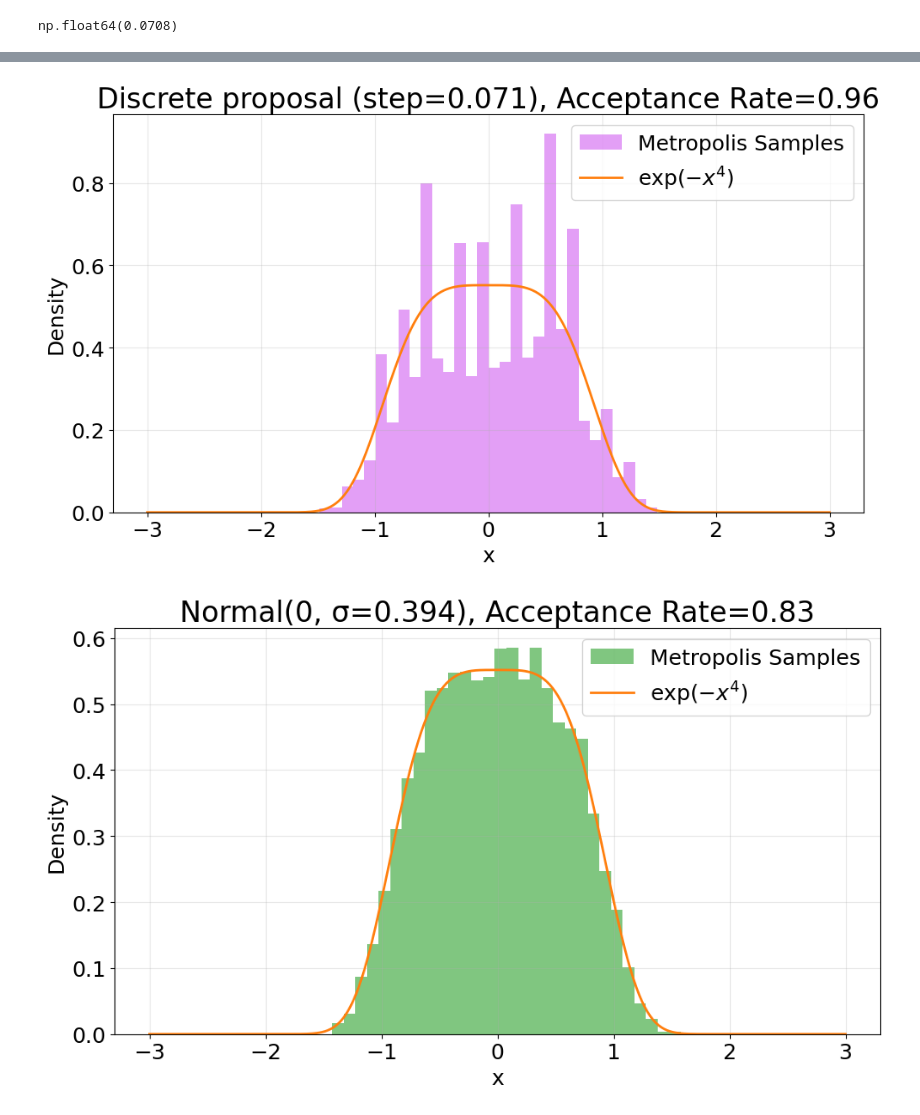
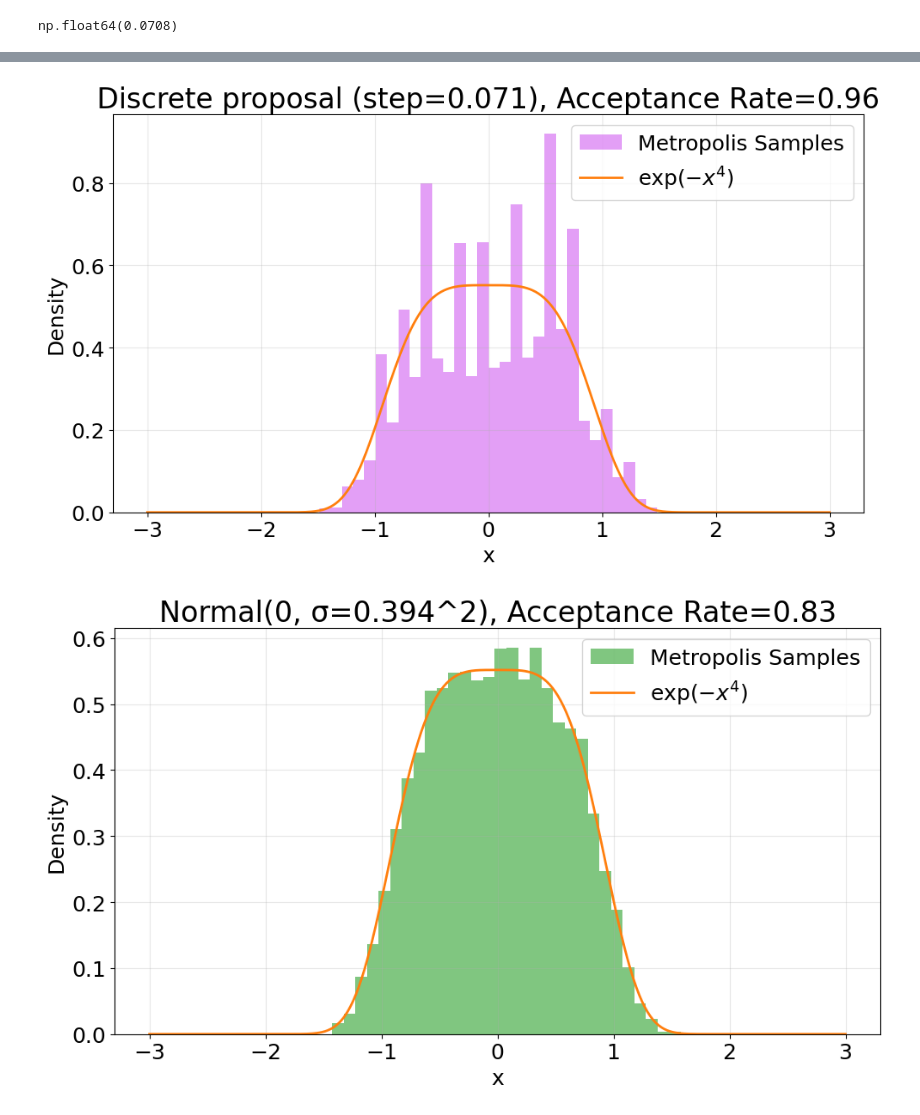
Before and after one commit to wakeupat4am/MATH4010--Advanced-Prob-Stat----Final-Project, a Jupyter notebook: Problem & Visualization/Problem 2/Problem_2.ipynb, the cells around one changed output, grey strips where cells are left out. Drawn from its saved outputs; the diff is of its cells as text; code cells hidden in the pictures.

```diff
--- a/Problem & Visualization/Problem 2/Problem_2.ipynb
+++ b/Problem & Visualization/Problem 2/Problem_2.ipynb
@@ -1426,35 +1426,35 @@ for proposal in proposals:
              label="Metropolis Samples")
 
     plt.plot(x_vals,
              true_density,
              linewidth=2,
              color=TRUE_DENSITY_COLOR,
              label=r'$\exp(-x^4)$')
 
     if proposal == "Uniform":
         title = f"Uniform(-{step:.3f}, {step:.3f}), Acceptance Rate={acc:.2f}"
         filename = "../../Figures/proposal_uniform_optimized_2f"
     elif proposal == "Discrete":
         title = f"Discrete proposal (step={step:.3f}), Acceptance Rate={acc:.2f}"
         filename = "../../Figures/proposal_discrete_optimized_2f"
     else:
-        title = f"Normal(0, σ={step:.3f}), Acceptance Rate={acc:.2f}"
+        title = f"Normal(0, σ={step:.3f}^2), Acceptance Rate={acc:.2f}"
         filename = "../../Figures/proposal_normal_optimized_2f"
 
     plt.title(title, fontsize=TITLE_SIZE)
     plt.xlabel("x", fontsize=LABEL_SIZE)
     plt.ylabel("Density", fontsize=LABEL_SIZE)
     plt.tick_params(axis='both', labelsize=TICK_SIZE)
     plt.grid(True, alpha=0.3)
     plt.legend(fontsize=LEGEND_SIZE)
 
     plt.tight_layout()
     plt.savefig(filename, dpi=300, bbox_inches="tight")
     plt.show()
 # %% [output]
 [figure]
 [figure]
-[figure, old version]
+[figure, new version]
 # %%
 # ============================================================
 # Moving Average Plot for Distribution Error
```
Also changed, not shown: parts of 6 cells of this notebook, 19 other files.
